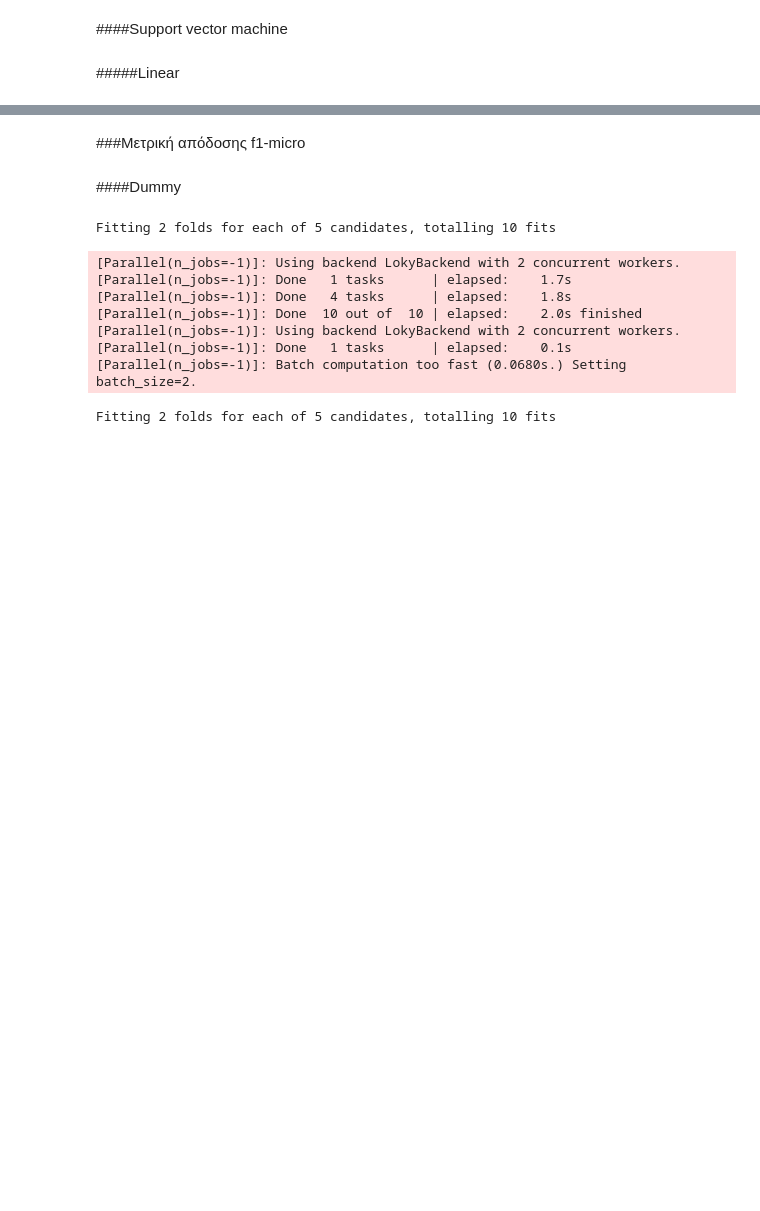
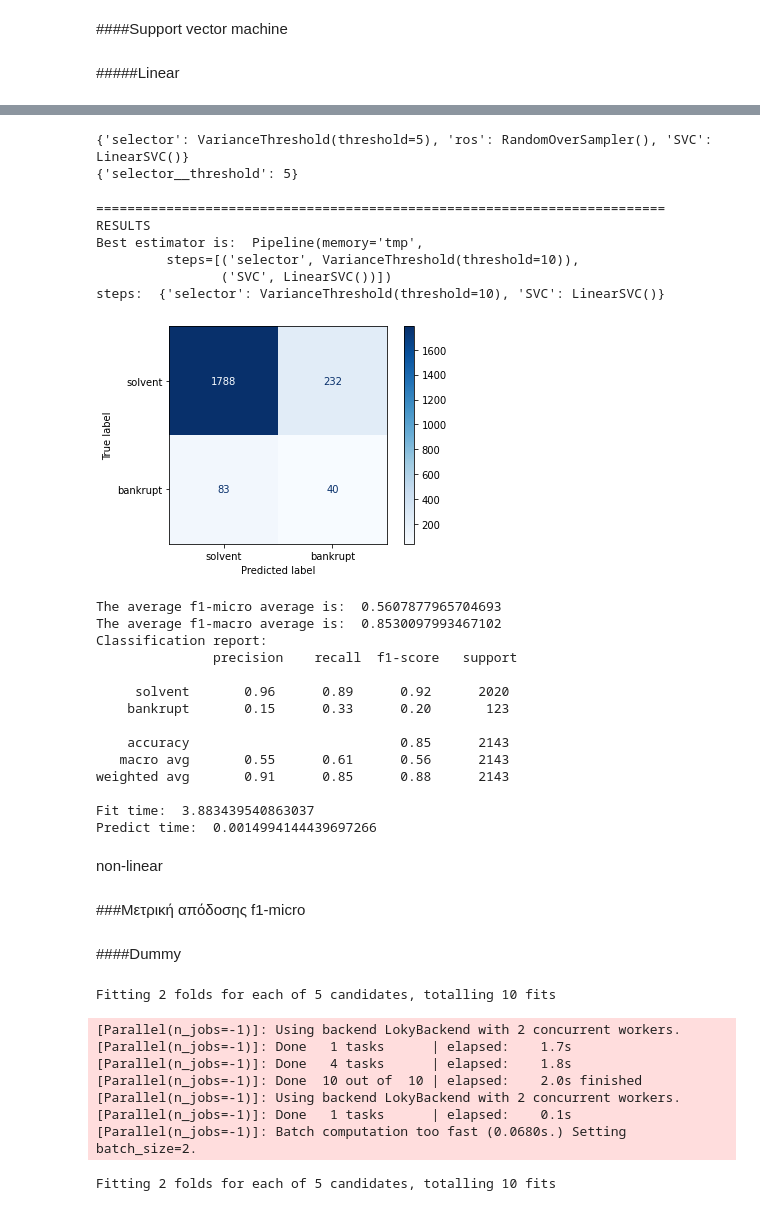
Before and after one commit to jkalogero/Neural-Networks, a Jupyter notebook: Lab_1/Lab_1.ipynb, the cells around one changed output, grey strips where cells are left out. Saved outputs shown, nothing was run; the diff lists cells and outputs as text; code cells hidden in the pictures; blank space fills up the shorter version.

```diff
--- a/Lab_1/Lab_1.ipynb
+++ b/Lab_1/Lab_1.ipynb
@@ -2455,3 +2610,38 @@ Fitting 2 folds for each of 1 candidates, totalling 2 fits
 ####Support vector machine
 # %% [markdown]
 #####Linear
+# %%
+est_values_mapper = {
+    'selector': [0, 5, 10],
+    'pca': [5, 10, 20, 30],
+    'SVC': {
+            'SVC__C': [1, 5, 10, 50],
+            'SVC__tol': [1e-3, 1e-4],
+            'SVC__loss': ["hinge", "squared_hinge"]
+            }
+}
+transformers = {
+    'selector': selector,
+    'scaler': scaler,
+    'min_max_scaler': min_max_scaler,
+    'ros': ros,
+    'rus': rus,
+    'pca': pca
+}
+
+reduced_train = big_train[:5000]
+reduced_train_labels = big_train_labels[:5000]
+reduced_test = big_test[:round(5000*big_test.shape[0]/big_train.shape[0])]
+reduced_test_labels = big_test_labels[:round(5000*big_test_labels.shape[0]/big_train_labels.shape[0])]
+
+big_scores_lsvc_red = runEstimators(reduced_train, reduced_test, reduced_train_labels, reduced_test_labels,
+                                 my_transformers=transformers, my_classifiers={'SVC':linear_svc},
+                                 est_values_mapper=est_values_mapper, cv=5, scoring='f1_macro')
+
+
+# compute f1-macro
+lsvc_macro_big = {k: f1_score(reduced_test_labels, v, average='macro') for k,v in big_scores_lsvc_red['preds'].items()}
+# get the estimator with the maximum f1-macro
+opt_lsvc_macro_red = max(lsvc_macro_big.items(), key=operator.itemgetter(1))[0]
+
+getResults(big_scores_lsvc_red, opt_lsvc_macro_red, reduced_test, reduced_test_labels, "solvent", "bankrupt")
@@ -2458 +2741,33 @@ Fitting 2 folds for each of 1 candidates, totalling 2 fits
+# %%
+print(big_scores_lsvc_red['best_estimator'][opt_lsvc_macro_red].named_steps)
+print(big_scores_lsvc_red['params'][opt_lsvc_macro_red])
+# %% [output]
+{'selector': VarianceThreshold(threshold=5), 'ros': RandomOverSampler(), 'SVC': LinearSVC()}
+{'selector__threshold': 5}
+# %%
+getResults(big_scores_lsvc_red, opt_lsvc_macro_red, reduced_test, reduced_test_labels, "solvent", "bankrupt")
+# %% [output]
+=========================================================================
+RESULTS
+Best estimator is:  Pipeline(memory='tmp',
+         steps=[('selector', VarianceThreshold(threshold=10)),
+                ('SVC', LinearSVC())])
+steps:  {'selector': VarianceThreshold(threshold=10), 'SVC': LinearSVC()}
+[figure, added]
+The average f1-micro average is:  0.5607877965704693
+The average f1-macro average is:  0.8530097993467102
+Classification report:
+               precision    recall  f1-score   support
+
+     solvent       0.96      0.89      0.92      2020
+    bankrupt       0.15      0.33      0.20       123
+
+    accuracy                           0.85      2143
+   macro avg       0.55      0.61      0.56      2143
+weighted avg       0.91      0.85      0.88      2143
+
+Fit time:  3.883439540863037
+Predict time:  0.0014994144439697266
+# %% [markdown]
+non-linear
 # %%
```
Also changed, not shown: parts of 23 cells of this notebook.
